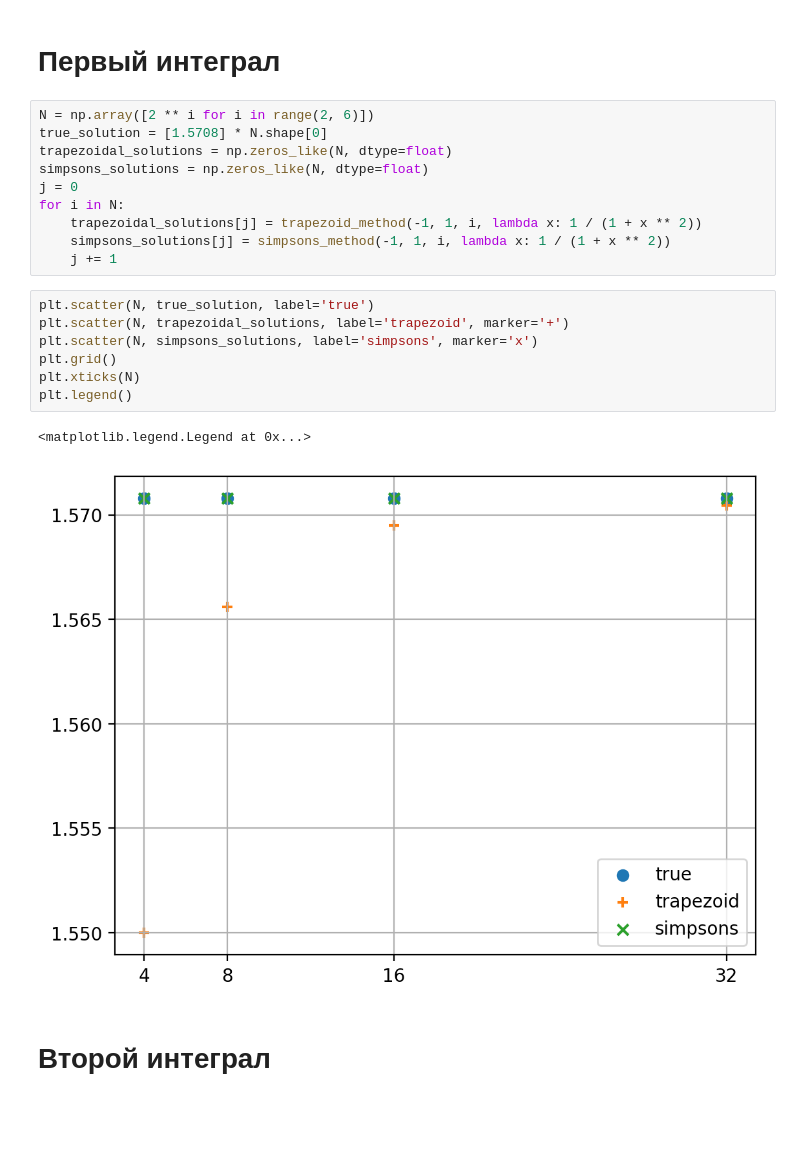
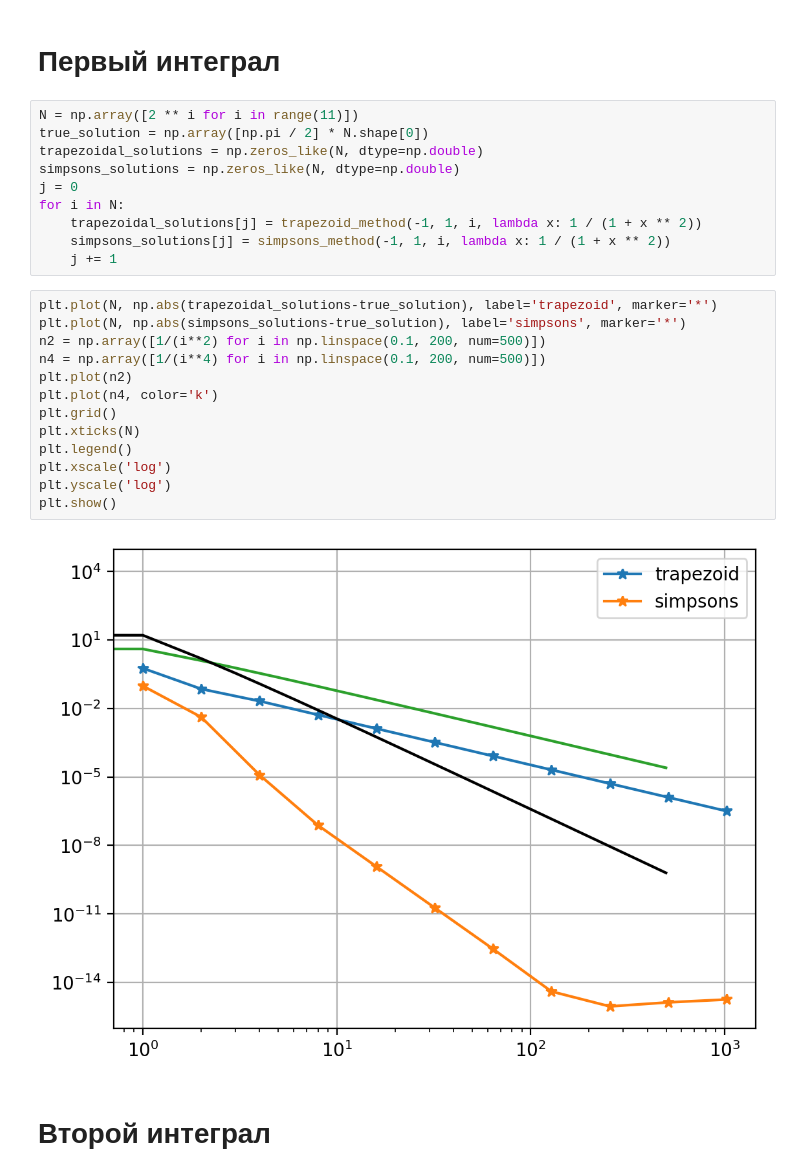
Before and after one commit to leavesinenglish/OVF, a Jupyter notebook: task_3/integrals.ipynb, the cells around one changed output. Saved outputs shown, nothing was run; the diff lists cells and outputs as text; blank space fills up the shorter version.

```diff
--- a/task_3/integrals.ipynb
+++ b/task_3/integrals.ipynb
@@ -31,25 +31,30 @@ def simpsons_method(a, b, N, f):
 # %% [markdown]
 # Первый интеграл
 # %%
-N = np.array([2 ** i for i in range(2, 6)])
-true_solution = [1.5708] * N.shape[0]
-trapezoidal_solutions = np.zeros_like(N, dtype=float)
-simpsons_solutions = np.zeros_like(N, dtype=float)
+N = np.array([2 ** i for i in range(11)])
+true_solution = np.array([np.pi / 2] * N.shape[0])
+trapezoidal_solutions = np.zeros_like(N, dtype=np.double)
+simpsons_solutions = np.zeros_like(N, dtype=np.double)
 j = 0
 for i in N:
     trapezoidal_solutions[j] = trapezoid_method(-1, 1, i, lambda x: 1 / (1 + x ** 2))
     simpsons_solutions[j] = simpsons_method(-1, 1, i, lambda x: 1 / (1 + x ** 2))
     j += 1
-# %%
-plt.scatter(N, true_solution, label='true')
-plt.scatter(N, trapezoidal_solutions, label='trapezoid', marker='+')
-plt.scatter(N, simpsons_solutions, label='simpsons', marker='x')
-plt.grid()
-plt.xticks(N)
-plt.legend()
-# %% [output]
-<matplotlib.legend.Legend at 0x...>
-[figure, removed]
+# %%
+plt.plot(N, np.abs(trapezoidal_solutions-true_solution), label='trapezoid', marker='*')
+plt.plot(N, np.abs(simpsons_solutions-true_solution), label='simpsons', marker='*')
+n2 = np.array([1/(i**2) for i in np.linspace(0.1, 200, num=500)])
+n4 = np.array([1/(i**4) for i in np.linspace(0.1, 200, num=500)])
+plt.plot(n2)
+plt.plot(n4, color='k')
+plt.grid()
+plt.xticks(N)
+plt.legend()
+plt.xscale('log')
+plt.yscale('log')
+plt.show()
+# %% [output]
+[figure, added]
 # %% [markdown]
 # Второй интеграл
 # %%
```
Also changed, not shown: parts of 4 cells of this notebook, 4 other files.
